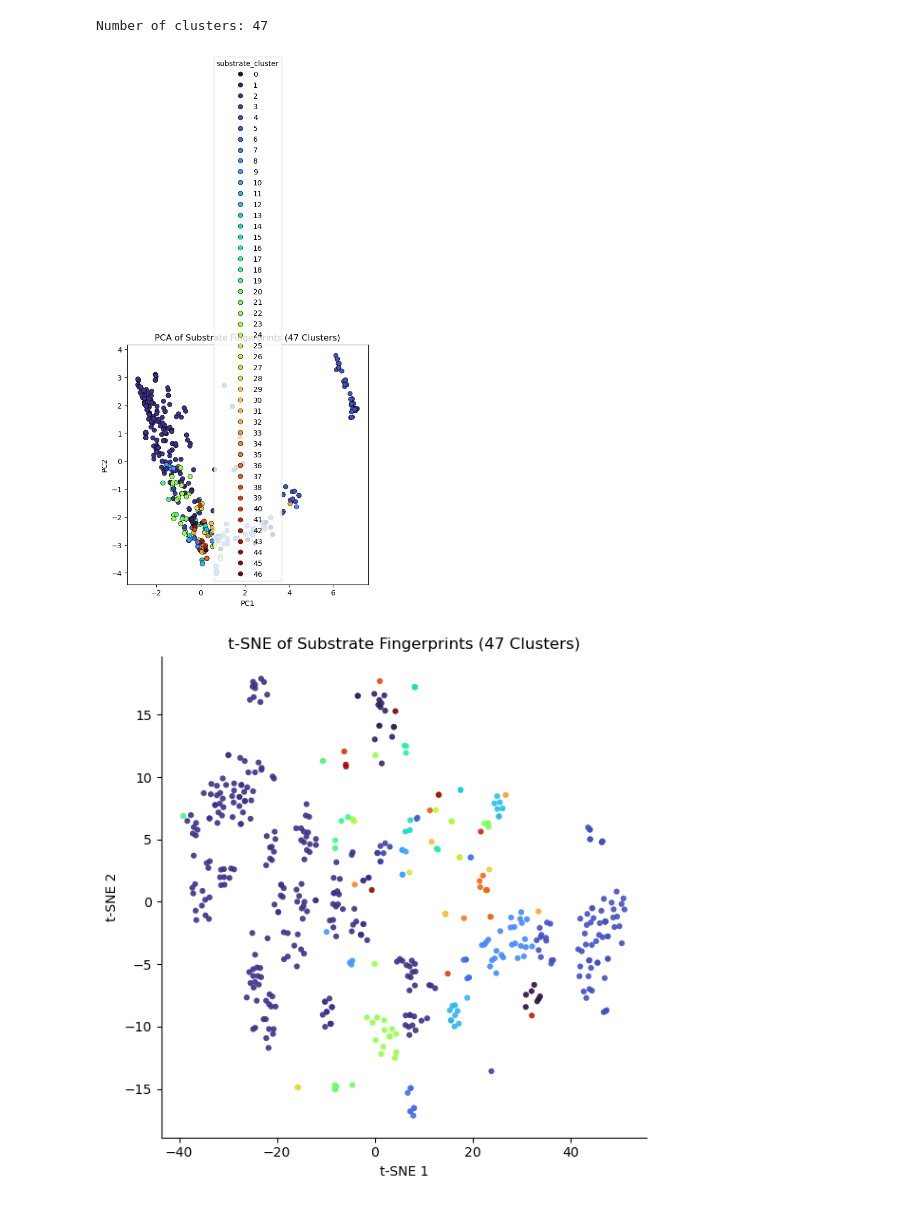
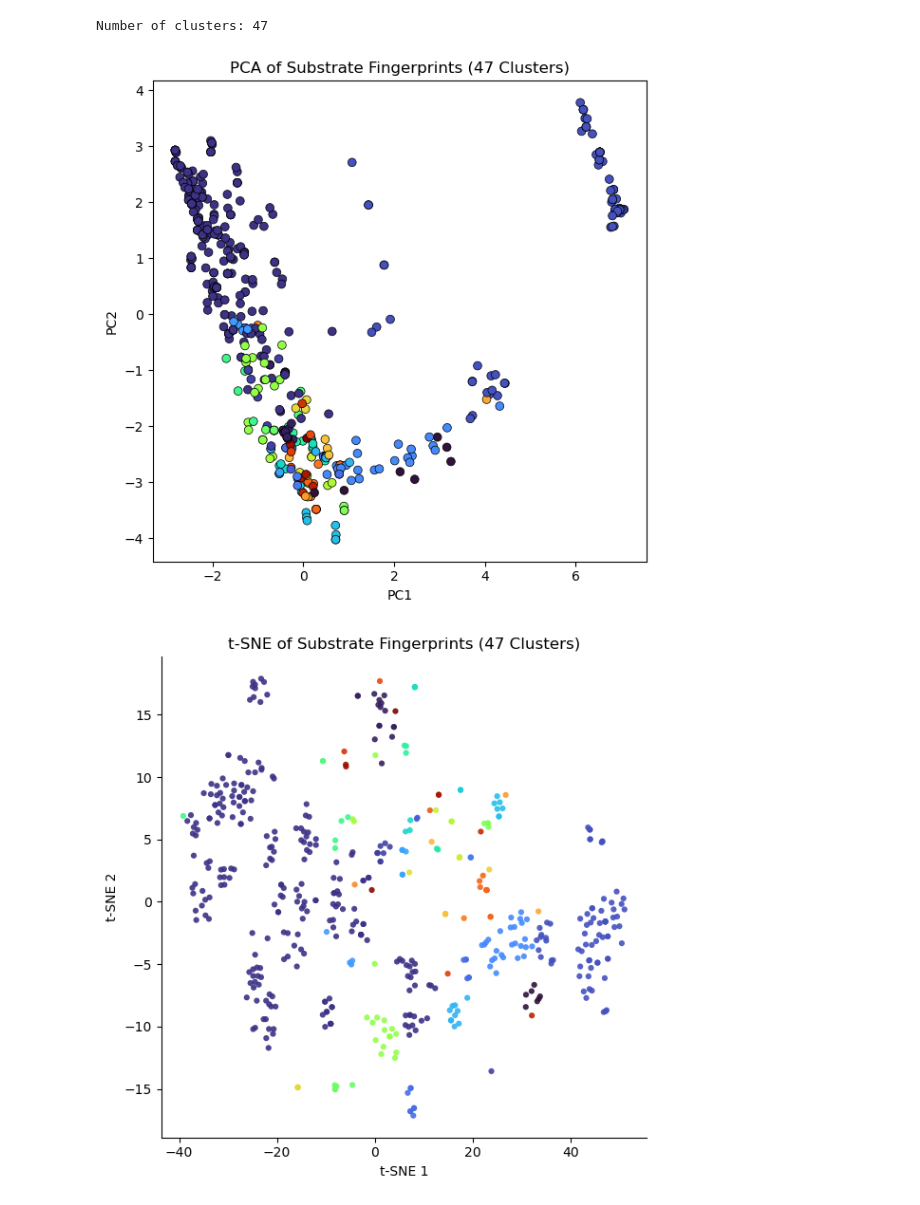
Before and after one commit to HelenSchmid/masterthesis, a Jupyter notebook: manuscript/N5_create_train_test_splits.ipynb, the cells around one changed output. Cells and saved outputs as stored; diff of their text form; code cells hidden in the pictures.

```diff
--- a/manuscript/N5_create_train_test_splits.ipynb
+++ b/manuscript/N5_create_train_test_splits.ipynb
@@ -145,35 +145,35 @@ import matplotlib.colors as mcolors
 # Prepare fingerprint matrix
 fps = [np.array(list(fp.ToBitString()), dtype=int) for fp in unique_substrates_df['fingerprint']]
 fps_matrix = np.array(fps)
 
 # Apply PCA
 pca = PCA(n_components=2)
 fps_2d = pca.fit_transform(fps_matrix)
 
 # Define color palette
 num_clusters = unique_substrates_df['substrate_cluster'].nunique()
 norm = mcolors.Normalize(vmin=0, vmax=num_clusters - 1)
 cmap = cm.get_cmap('turbo', num_clusters)
 palette = [cmap(norm(i)) for i in range(num_clusters)]
 
 # Plot with clusters
 plt.figure(figsize=(6, 6))
 sns.scatterplot(
     x=fps_2d[:, 0],
     y=fps_2d[:, 1],
     hue=unique_substrates_df['substrate_cluster'],
     palette=palette,
     s=40,
     edgecolor='k',
-    legend = True
+    legend = False
 )
 plt.title(f"PCA of Substrate Fingerprints ({n_clusters} Clusters)")
 plt.xlabel("PC1")
 plt.ylabel("PC2")
 plt.tight_layout()
 plt.show()
 # %% [output]
-[figure, old version]
+[figure, new version]
 # %%
 # t-SNE visualization of substrate clustering #
 
```
Also changed, not shown: parts of 1 cell of this notebook, 12 other files.
